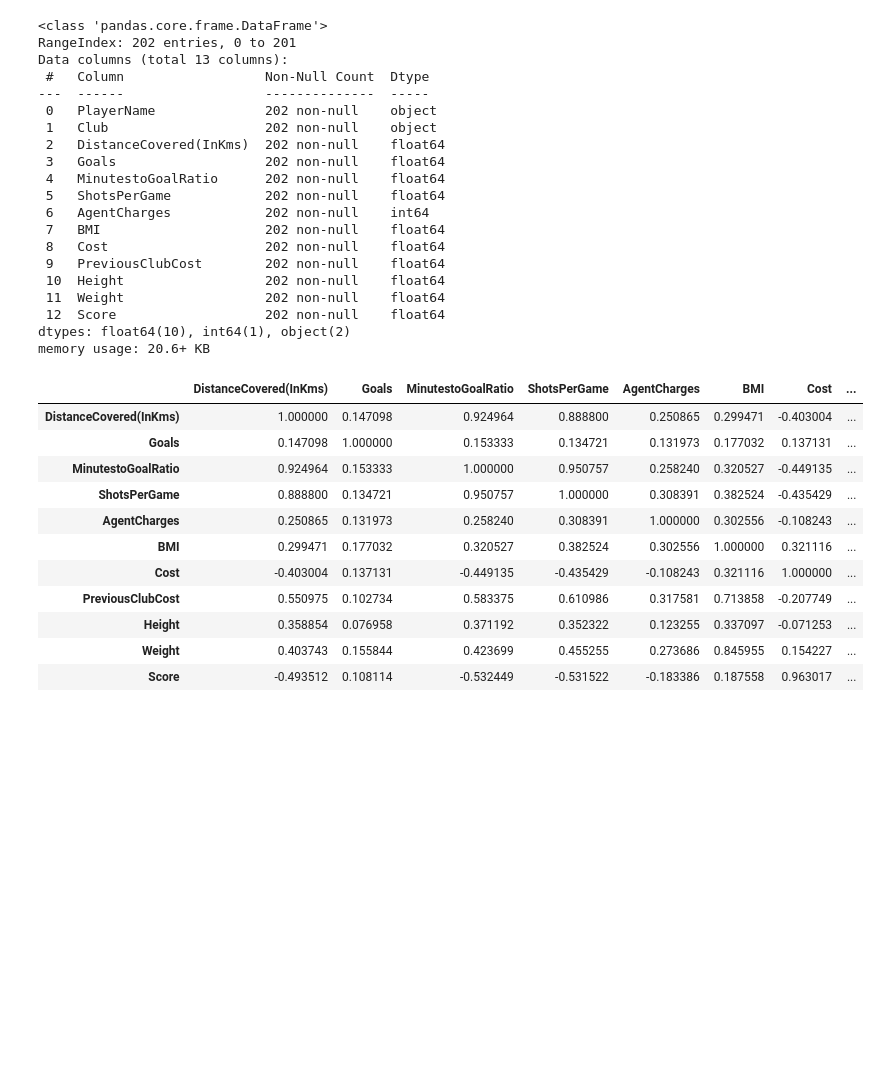
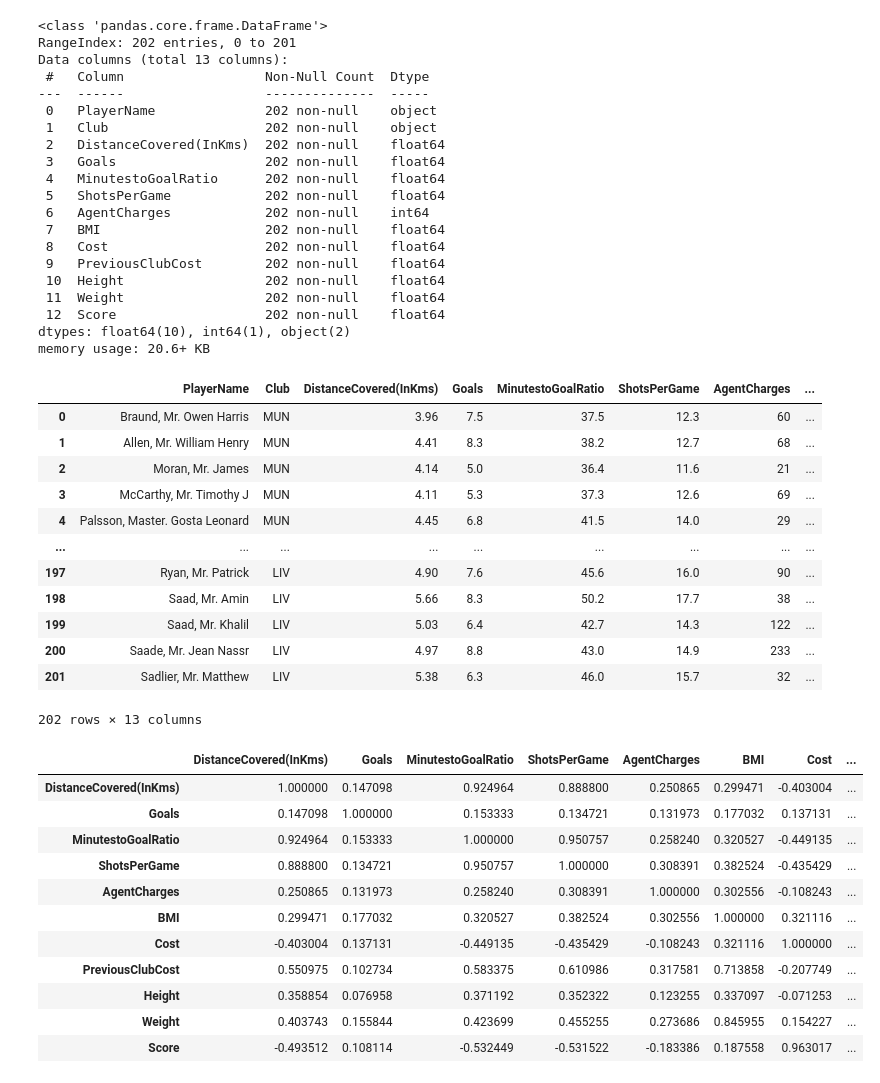
Before and after one commit to MeetPatel89/soccer_simple_reg, a Jupyter notebook: notebooks/soccer_simple_lin_reg.ipynb, the cells around one changed output. Cells and saved outputs as stored; diff of their text form; code cells hidden in the pictures; blank space fills up the shorter version.

```diff
--- a/notebooks/soccer_simple_lin_reg.ipynb
+++ b/notebooks/soccer_simple_lin_reg.ipynb
@@ -29,6 +29,22 @@ Data columns (total 13 columns):
  12  Score                   202 non-null    float64
 dtypes: float64(10), int64(1), object(2)
 memory usage: 20.6+ KB
+# %%
+df
+# %% [output]
+|  | PlayerName | Club | DistanceCovered(InKms) | Goals | MinutestoGoalRatio | ShotsPerGame | AgentCharges | ... |
+| 0 | Braund, Mr. Owen Harris | MUN | 3.96 | 7.5 | 37.5 | 12.3 | 60 | ... |
+| 1 | Allen, Mr. William Henry | MUN | 4.41 | 8.3 | 38.2 | 12.7 | 68 | ... |
+| 2 | Moran, Mr. James | MUN | 4.14 | 5.0 | 36.4 | 11.6 | 21 | ... |
+| 3 | McCarthy, Mr. Timothy J | MUN | 4.11 | 5.3 | 37.3 | 12.6 | 69 | ... |
+| 4 | Palsson, Master. Gosta Leonard | MUN | 4.45 | 6.8 | 41.5 | 14.0 | 29 | ... |
+| ... | ... | ... | ... | ... | ... | ... | ... | ... |
+| 197 | Ryan, Mr. Patrick | LIV | 4.90 | 7.6 | 45.6 | 16.0 | 90 | ... |
+| 198 | Saad, Mr. Amin | LIV | 5.66 | 8.3 | 50.2 | 17.7 | 38 | ... |
+| 199 | Saad, Mr. Khalil | LIV | 5.03 | 6.4 | 42.7 | 14.3 | 122 | ... |
+| 200 | Saade, Mr. Jean Nassr | LIV | 4.97 | 8.8 | 43.0 | 14.9 | 233 | ... |
+| 201 | Sadlier, Mr. Matthew | LIV | 5.38 | 6.3 | 46.0 | 15.7 | 32 | ... |
+202 rows × 13 columns
 # %%
 df.corr(numeric_only=True)
 # %% [output]
```
Also changed, not shown: parts of 8 cells of this notebook, 4 other files.
